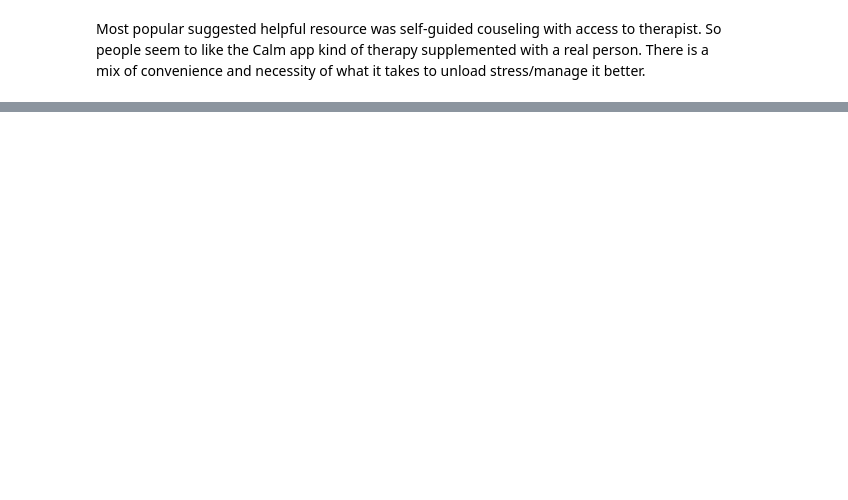
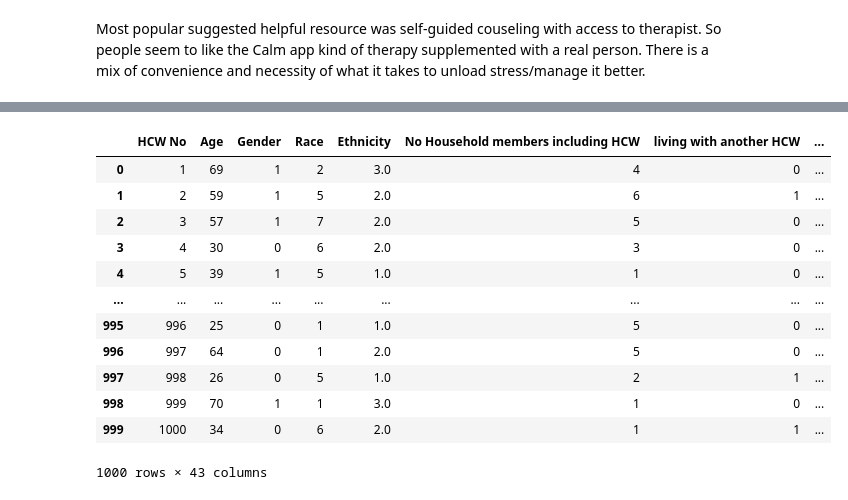
Before and after one commit to mindyng/mindyng.github.io, a Jupyter notebook: nyc-healthcare-workers-burnout.ipynb, the cells around one changed output, grey strips where cells are left out. Cells and saved outputs as stored; diff of their text form; code cells hidden in the pictures; blank space fills up the shorter version.

```diff
--- a/nyc-healthcare-workers-burnout.ipynb
+++ b/nyc-healthcare-workers-burnout.ipynb
@@ -247,0 +297,17 @@ Most popular suggested helpful resource was self-guided couseling with access to
+# %%
+df = pd.read_csv('../input/machinelearning/My Saved Schema.csv')
+df
+# %% [output]
+|  | HCW No | Age | Gender | Race | Ethnicity | No Household members including HCW | living with another HCW | ... |
+| 0 | 1 | 69 | 1 | 2 | 3.0 | 4 | 0 | ... |
+| 1 | 2 | 59 | 1 | 5 | 2.0 | 6 | 1 | ... |
+| 2 | 3 | 57 | 1 | 7 | 2.0 | 5 | 0 | ... |
+| 3 | 4 | 30 | 0 | 6 | 2.0 | 3 | 0 | ... |
+| 4 | 5 | 39 | 1 | 5 | 1.0 | 1 | 0 | ... |
+| ... | ... | ... | ... | ... | ... | ... | ... | ... |
+| 995 | 996 | 25 | 0 | 1 | 1.0 | 5 | 0 | ... |
+| 996 | 997 | 64 | 0 | 1 | 2.0 | 5 | 0 | ... |
+| 997 | 998 | 26 | 0 | 5 | 1.0 | 2 | 1 | ... |
+| 998 | 999 | 70 | 1 | 1 | 3.0 | 1 | 0 | ... |
+| 999 | 1000 | 34 | 0 | 6 | 2.0 | 1 | 1 | ... |
+1000 rows × 43 columns
```
Also changed, not shown: parts of 22 cells of this notebook.
